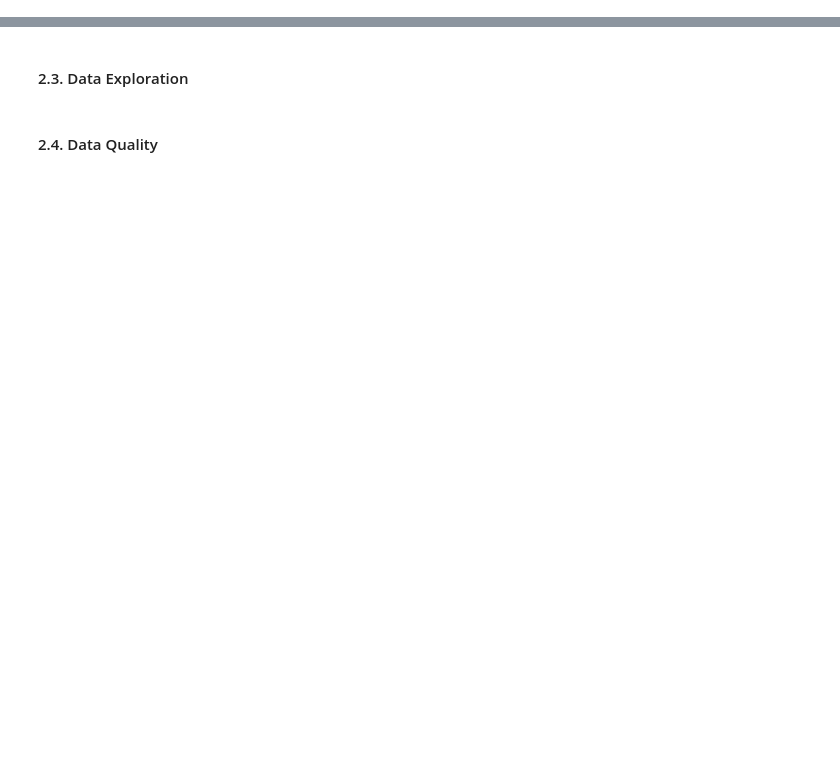
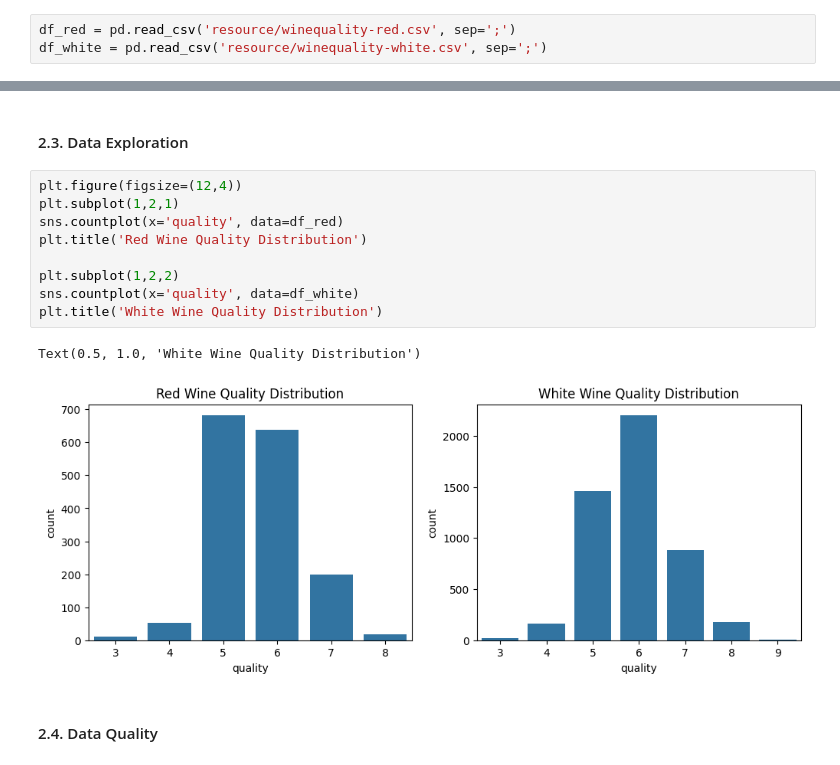
Before and after one commit to rhindottire/Data-Mining, a Jupyter notebook: pendata/UAS.ipynb, the cells around one changed output, grey strips where cells are left out. Drawn from its saved outputs; the diff is of its cells as text; blank space fills up the shorter version.

```diff
--- a/pendata/UAS.ipynb
+++ b/pendata/UAS.ipynb
@@ -152,4 +196,7 @@ License: This dataset is licensed under a [Creative Commons Attribution 4.0 Inte
 # %% [markdown]
 #### 2.1 Data Collection
+# %%
+df_red = pd.read_csv('resource/winequality-red.csv', sep=';')
+df_white = pd.read_csv('resource/winequality-white.csv', sep=';')
 # %% [markdown]
 #### 2.2. Data Description
@@ -156,4 +289,16 @@ License: This dataset is licensed under a [Creative Commons Attribution 4.0 Inte
 # %% [markdown]
 #### 2.3. Data Exploration
+# %%
+plt.figure(figsize=(12,4))
+plt.subplot(1,2,1)
+sns.countplot(x='quality', data=df_red)
+plt.title('Red Wine Quality Distribution')
+
+plt.subplot(1,2,2)
+sns.countplot(x='quality', data=df_white)
+plt.title('White Wine Quality Distribution')
+# %% [output]
+Text(0.5, 1.0, 'White Wine Quality Distribution')
+[figure, added]
 # %% [markdown]
 #### 2.4. Data Quality
```
Also changed, not shown: parts of 24 cells of this notebook, 2 other files.
